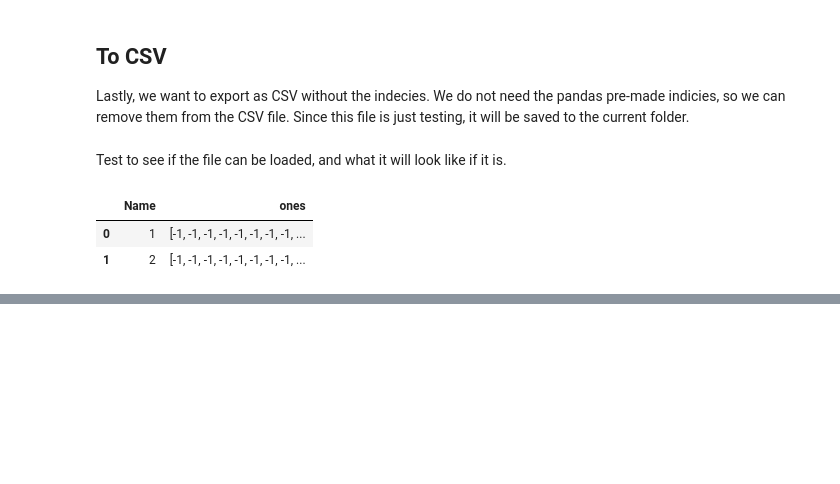
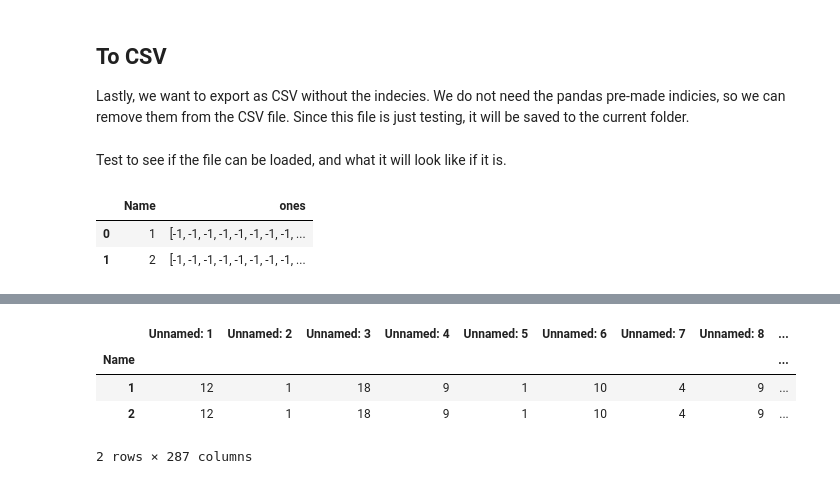
Before and after one commit to 14corman/mic-pred-feat-select, a Jupyter notebook: notebooks/data_processing.ipynb, the cells around one changed output, grey strips where cells are left out. Saved outputs shown, nothing was run; the diff lists cells and outputs as text; code cells hidden in the pictures; blank space fills up the shorter version.

```diff
--- a/notebooks/data_processing.ipynb
+++ b/notebooks/data_processing.ipynb
@@ -290,0 +314,39 @@ pd.read_csv('form_2.csv').head()
+# %%
+def convert(col):
+    characters = {
+        'A': 0,
+        'R': 1,
+        'N': 2,
+        'D': 3,
+        'C': 4,
+        'Q': 5,
+        'E': 6,
+        'G': 7,
+        'H': 8,
+        'I': 9,
+        'L': 10,
+        'K': 11,
+        'M': 12,
+        'F': 13,
+        'P': 14,
+        'S': 15,
+        'T': 16,
+        'W': 17,
+        'Y': 18,
+        'V': 19,
+        'B': 20,
+        'Z': 21,
+        'X': 22,
+        '?': 23,
+        '-': 24
+    }
+
+    new_col = []
+    for c in col:
+        tmp = characters.get(c, None)
+        if tmp is None:
+            raise ValueError(f'Value {c} does not exist in characters dictionary')
+
+        new_col.append(tmp)
+
+    return new_col
@@ -290,0 +362,11 @@ pd.read_csv('form_2.csv').head()
+# %%
+# Apply function
+msa_df = msa_df.apply(convert, axis=1, result_type='broadcast')
+# %%
+msa_df.head()
+# %% [output]
+|  | Unnamed: 1 | Unnamed: 2 | Unnamed: 3 | Unnamed: 4 | Unnamed: 5 | Unnamed: 6 | Unnamed: 7 | Unnamed: 8 | ... |
+| Name |  |  |  |  |  |  |  |  | ... |
+| 1 | 12 | 1 | 18 | 9 | 1 | 10 | 4 | 9 | ... |
+| 2 | 12 | 1 | 18 | 9 | 1 | 10 | 4 | 9 | ... |
+2 rows × 287 columns
```
Also changed, not shown: parts of 9 cells of this notebook, 3 other files.
